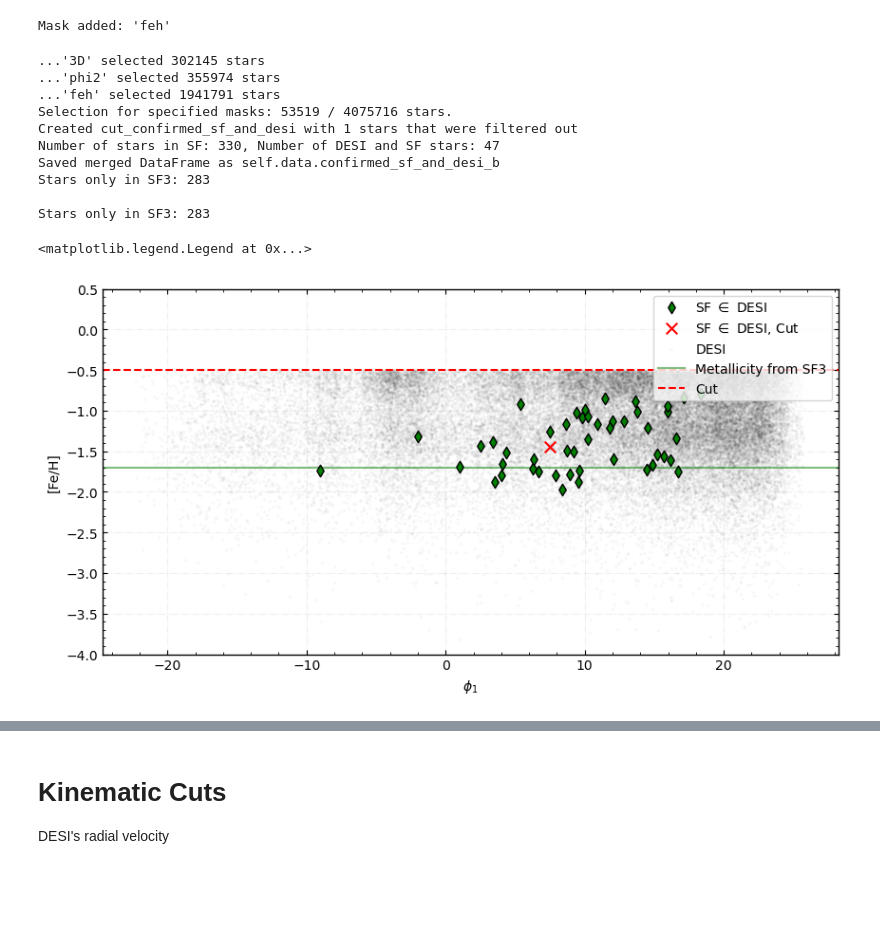
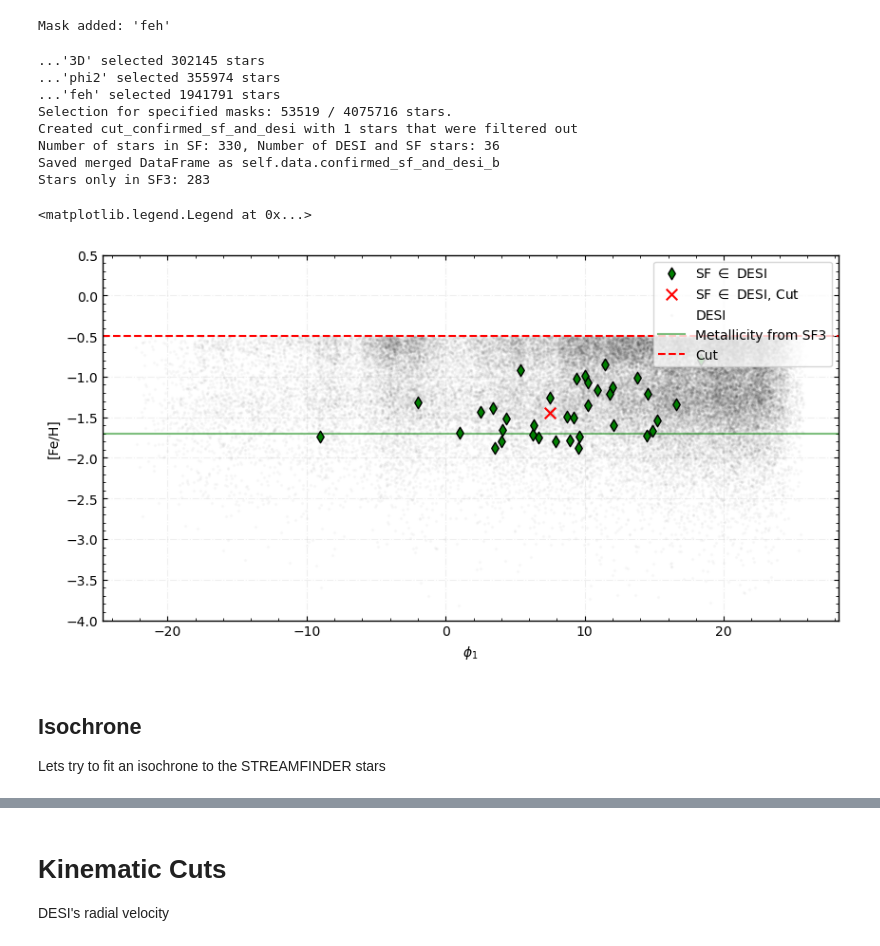
Before and after one commit to nassmohammed/DESI-DR1_streamTutorial, a Jupyter notebook: streamTutorial.ipynb, the cells around one changed output, grey strips where cells are left out. Saved outputs shown, nothing was run; the diff lists cells and outputs as text; code cells hidden in the pictures; blank space fills up the shorter version.

```diff
--- a/streamTutorial.ipynb
+++ b/streamTutorial.ipynb
@@ -259,26 +261,29 @@ selection_fine.add_mask(name='feh',
 Mask added: 'feh'
 # %%
 #del trimmed_stream, plt_trim # clear memory
+importlib.reload(st)
 mask = selection_fine.get_masks(['3D', 'phi2', 'feh'])
 trimmed_stream = SoI.mask_stream(mask)
 
 
 plt_trim = st.StreamPlotter(trimmed_stream)
 plot = plt_trim.feh_plot(showStream=True, background=True)
 ax = plot[1]
 ax.axhline(metallicity, color='g', linestyle='solid', label='Metallicity from SF3', alpha=0.5)
 ax.axhline(feh_cut, color='red', linestyle='--', label='Cut')
 ax.legend(loc='upper right')
 # %% [output]
 ...'3D' selected 302145 stars
 ...'phi2' selected 355974 stars
 ...'feh' selected 1941791 stars
 Selection for specified masks: 53519 / 4075716 stars.
 Created cut_confirmed_sf_and_desi with 1 stars that were filtered out
-Number of stars in SF: 330, Number of DESI and SF stars: 47
+Number of stars in SF: 330, Number of DESI and SF stars: 36
 Saved merged DataFrame as self.data.confirmed_sf_and_desi_b
 Stars only in SF3: 283
-
-Stars only in SF3: 283
 <matplotlib.legend.Legend at 0x...>
-[figure, old version]
+[figure, new version]
+# %% [markdown]
+## Isochrone
+
+Lets try to fit an isochrone to the STREAMFINDER stars
```
Also changed, not shown: parts of 11 cells of this notebook, 1 other file.
